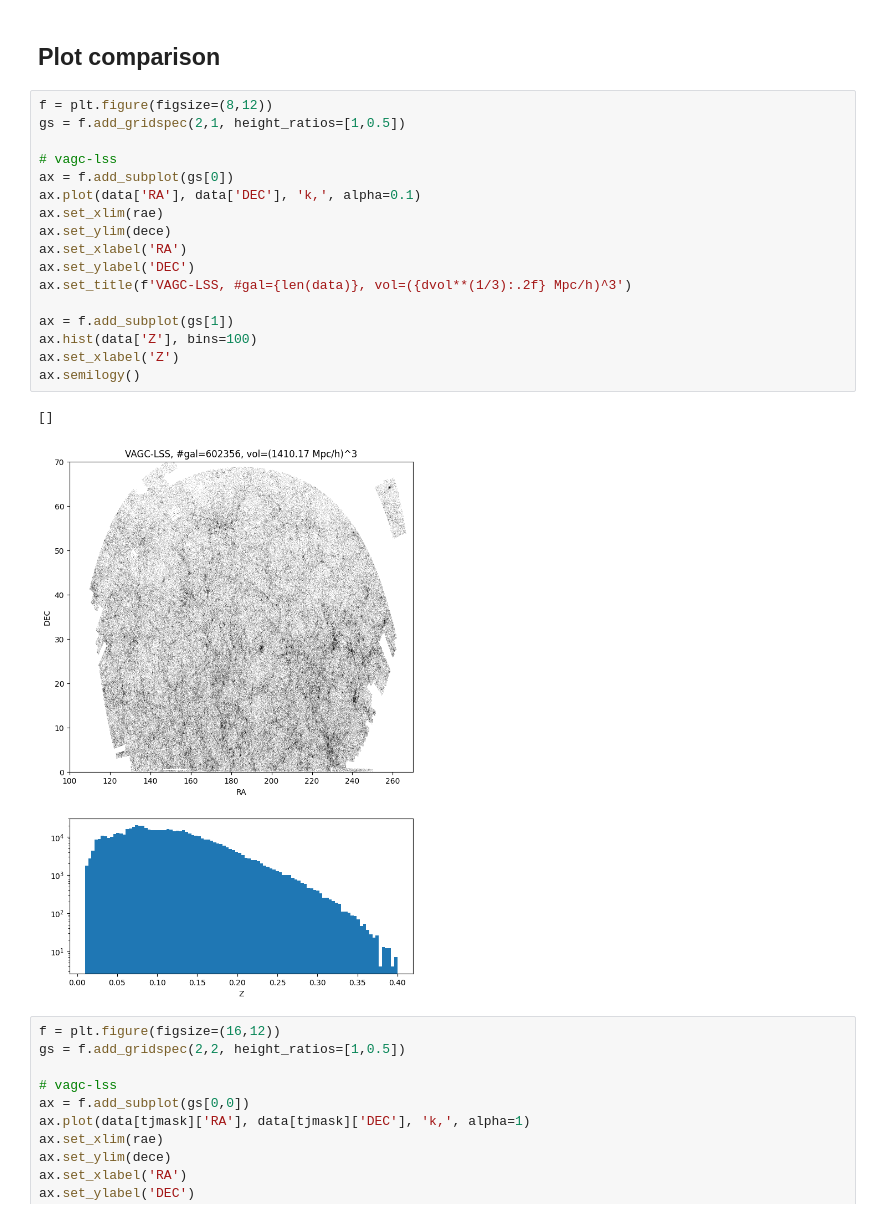
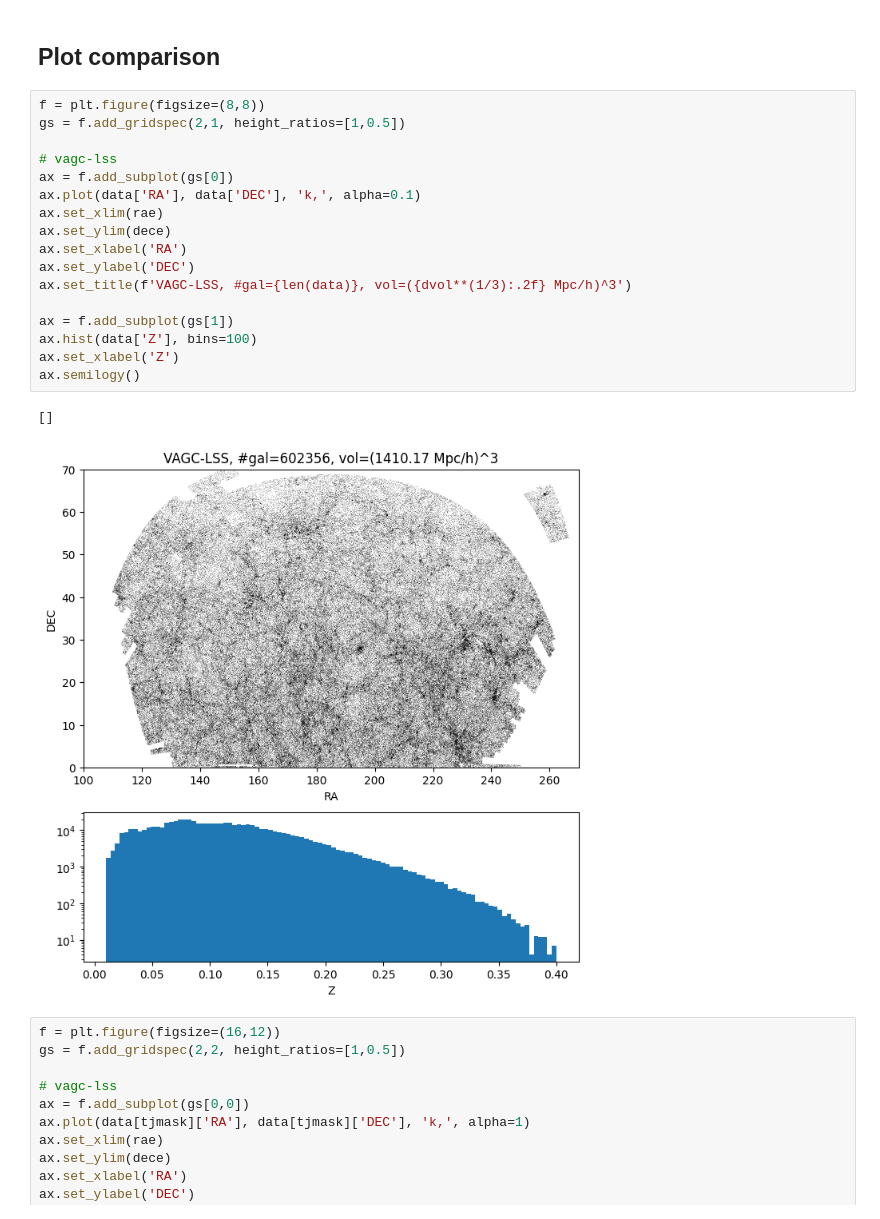
Before and after one commit to maho3/ltu-connect, a Jupyter notebook: sdss_mgs/explore_mgs.ipynb, the cells around one changed output. Saved outputs shown, nothing was run; the diff lists cells and outputs as text.

```diff
--- a/sdss_mgs/explore_mgs.ipynb
+++ b/sdss_mgs/explore_mgs.ipynb
@@ -114,25 +114,25 @@ dmvol = measure_volume(data['cX'][tjmask], data['cY'][tjmask], data['cZ'][tjmask
 # %% [markdown]
 ## Plot comparison
 # %%
-f = plt.figure(figsize=(8,12))
+f = plt.figure(figsize=(8,8))
 gs = f.add_gridspec(2,1, height_ratios=[1,0.5])
 
 # vagc-lss
 ax = f.add_subplot(gs[0])
 ax.plot(data['RA'], data['DEC'], 'k,', alpha=0.1)
 ax.set_xlim(rae)
 ax.set_ylim(dece)
 ax.set_xlabel('RA')
 ax.set_ylabel('DEC')
 ax.set_title(f'VAGC-LSS, #gal={len(data)}, vol=({dvol**(1/3):.2f} Mpc/h)^3')
 
 ax = f.add_subplot(gs[1])
 ax.hist(data['Z'], bins=100)
 ax.set_xlabel('Z')
 ax.semilogy()
 # %% [output]
 []
-[figure, old version]
+[figure, new version]
 # %%
 f = plt.figure(figsize=(16,12))
 gs = f.add_gridspec(2,2, height_ratios=[1,0.5])
```
Also changed, not shown: parts of 20 cells of this notebook.
